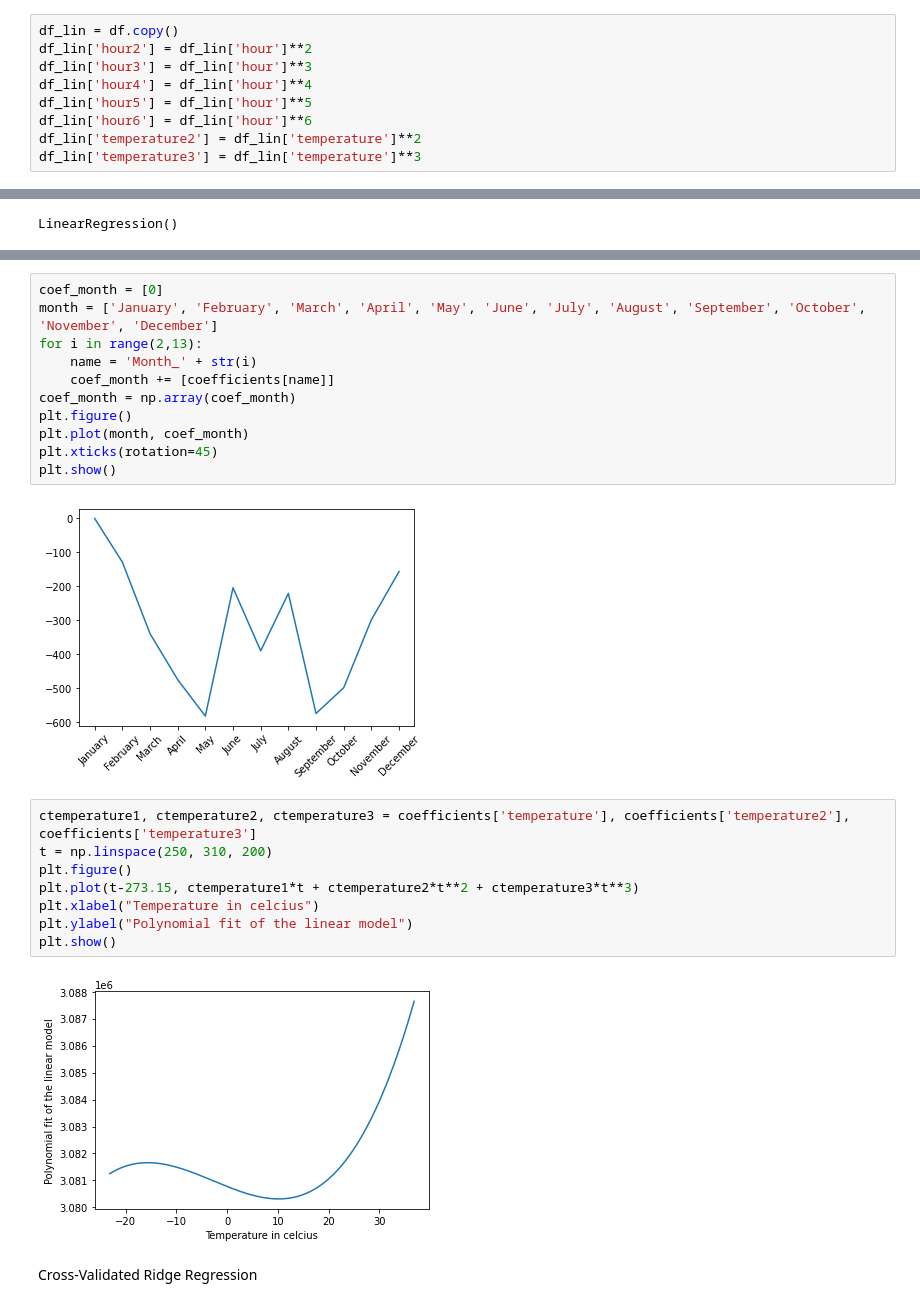
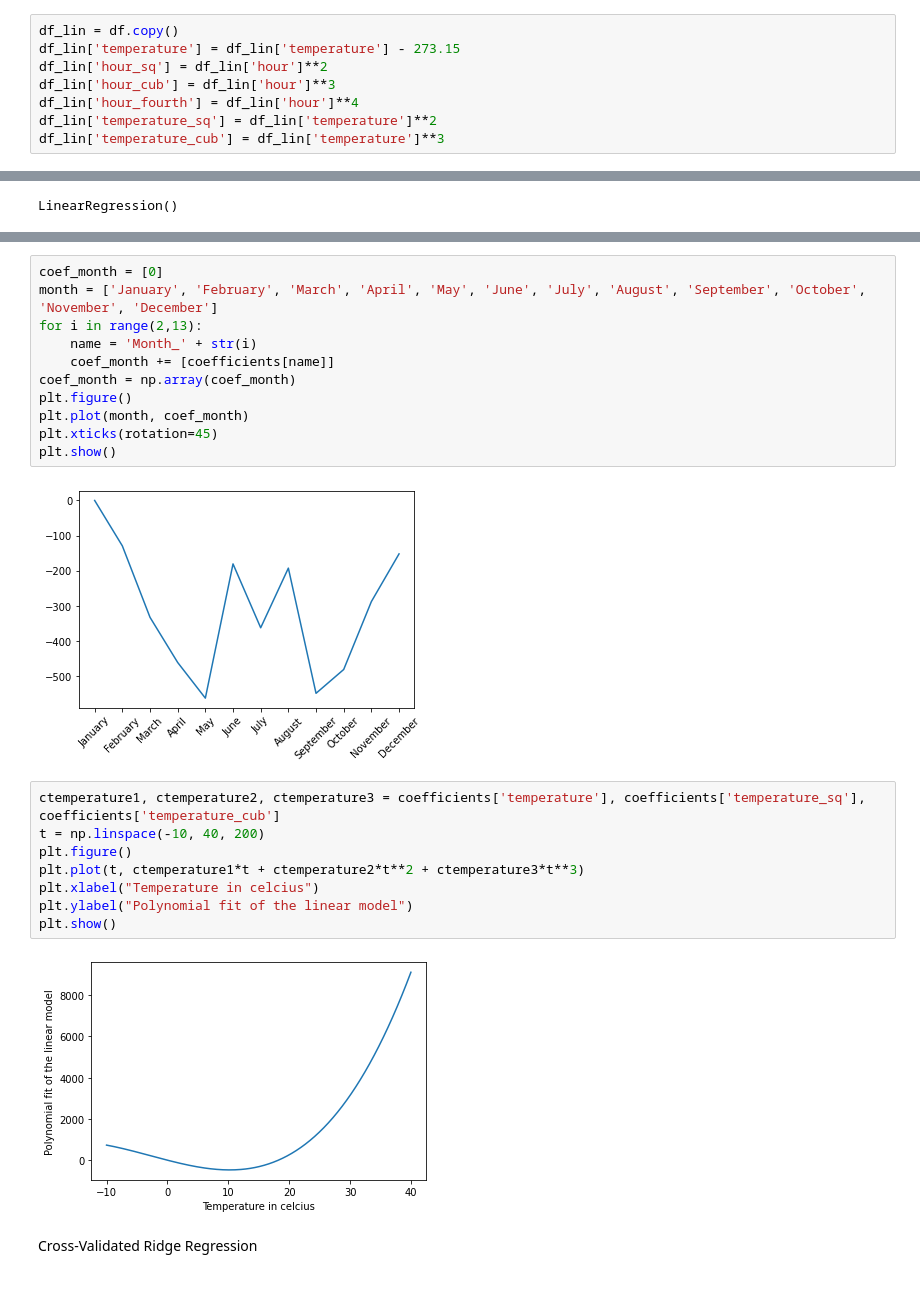
Before and after one commit to garberma/6.862-Project, a Jupyter notebook: BaselineModelingChicago.ipynb, the cells around one changed output, grey strips where cells are left out. Cells and saved outputs as stored; diff of their text form.

```diff
--- a/BaselineModelingChicago.ipynb
+++ b/BaselineModelingChicago.ipynb
@@ -19,13 +19,12 @@ path = "/Users/pierre/Documents/Scolaire/MIT/Machine Learning/data/"
 df = pd.read_csv(path + 'chicago_df.csv')
 # %%
 df_lin = df.copy()
-df_lin['hour2'] = df_lin['hour']**2
-df_lin['hour3'] = df_lin['hour']**3
-df_lin['hour4'] = df_lin['hour']**4
-df_lin['hour5'] = df_lin['hour']**5
-df_lin['hour6'] = df_lin['hour']**6
-df_lin['temperature2'] = df_lin['temperature']**2
-df_lin['temperature3'] = df_lin['temperature']**3
+df_lin['temperature'] = df_lin['temperature'] - 273.15
+df_lin['hour_sq'] = df_lin['hour']**2
+df_lin['hour_cub'] = df_lin['hour']**3
+df_lin['hour_fourth'] = df_lin['hour']**4
+df_lin['temperature_sq'] = df_lin['temperature']**2
+df_lin['temperature_cub'] = df_lin['temperature']**3
 # %% [markdown]
 One-Hot Encode, Test/Train Split
 # %%
@@ -95,17 +94,17 @@ plt.plot(month, coef_month)
 plt.xticks(rotation=45)
 plt.show()
 # %% [output]
-[figure, old version]
+[figure, new version]
 # %%
-ctemperature1, ctemperature2, ctemperature3 = coefficients['temperature'], coefficients['temperature2'], coefficients['temperature3']
-t = np.linspace(250, 310, 200)
+ctemperature1, ctemperature2, ctemperature3 = coefficients['temperature'], coefficients['temperature_sq'], coefficients['temperature_cub']
+t = np.linspace(-10, 40, 200)
 plt.figure()
-plt.plot(t-273.15, ctemperature1*t + ctemperature2*t**2 + ctemperature3*t**3)
+plt.plot(t, ctemperature1*t + ctemperature2*t**2 + ctemperature3*t**3)
 plt.xlabel("Temperature in celcius")
 plt.ylabel("Polynomial fit of the linear model")
 plt.show()
 # %% [output]
-[figure, old version]
+[figure, new version]
 # %% [markdown]
 Cross-Validated Ridge Regression
 # %%
```
Also changed, not shown: parts of 17 cells of this notebook.
